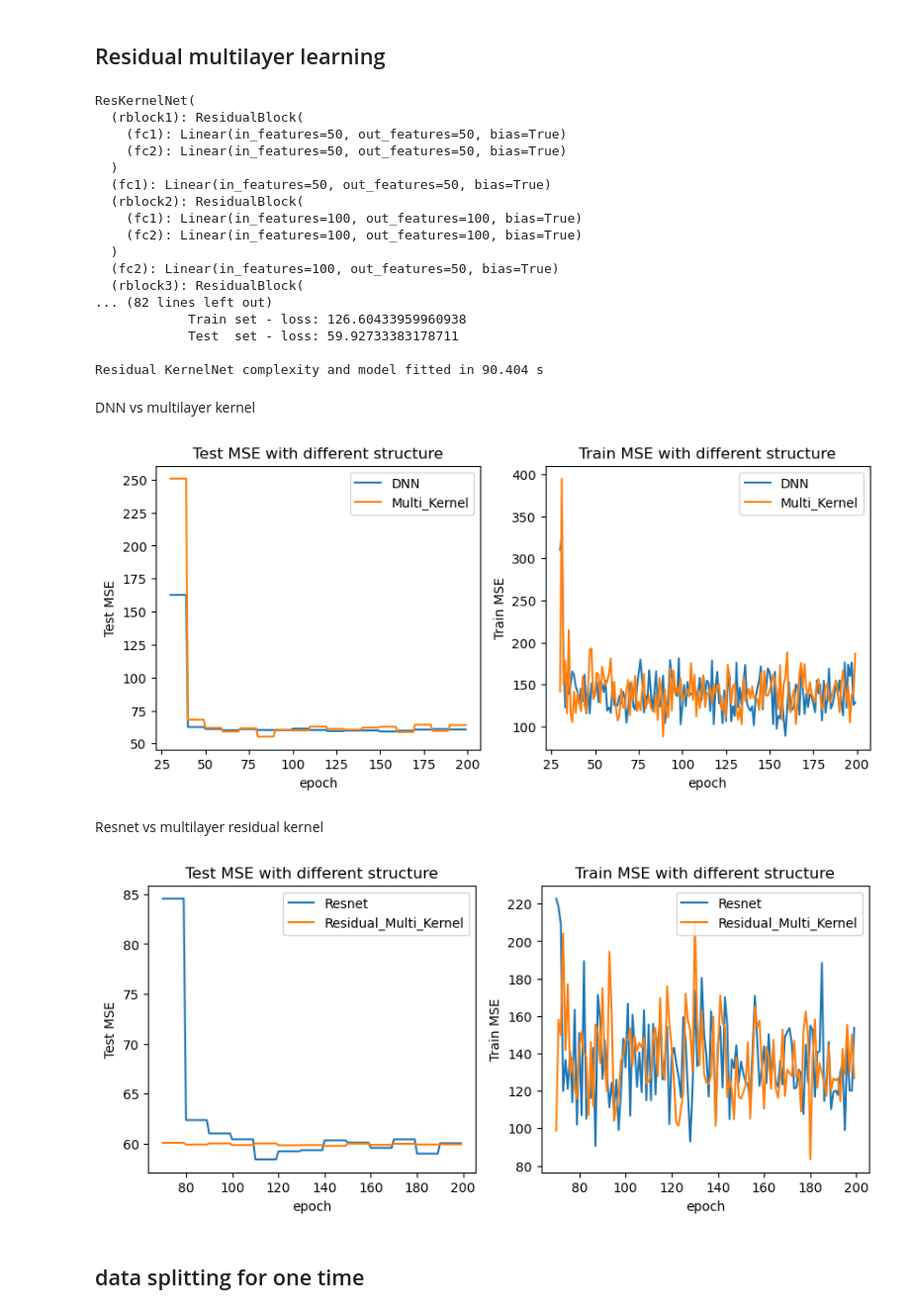
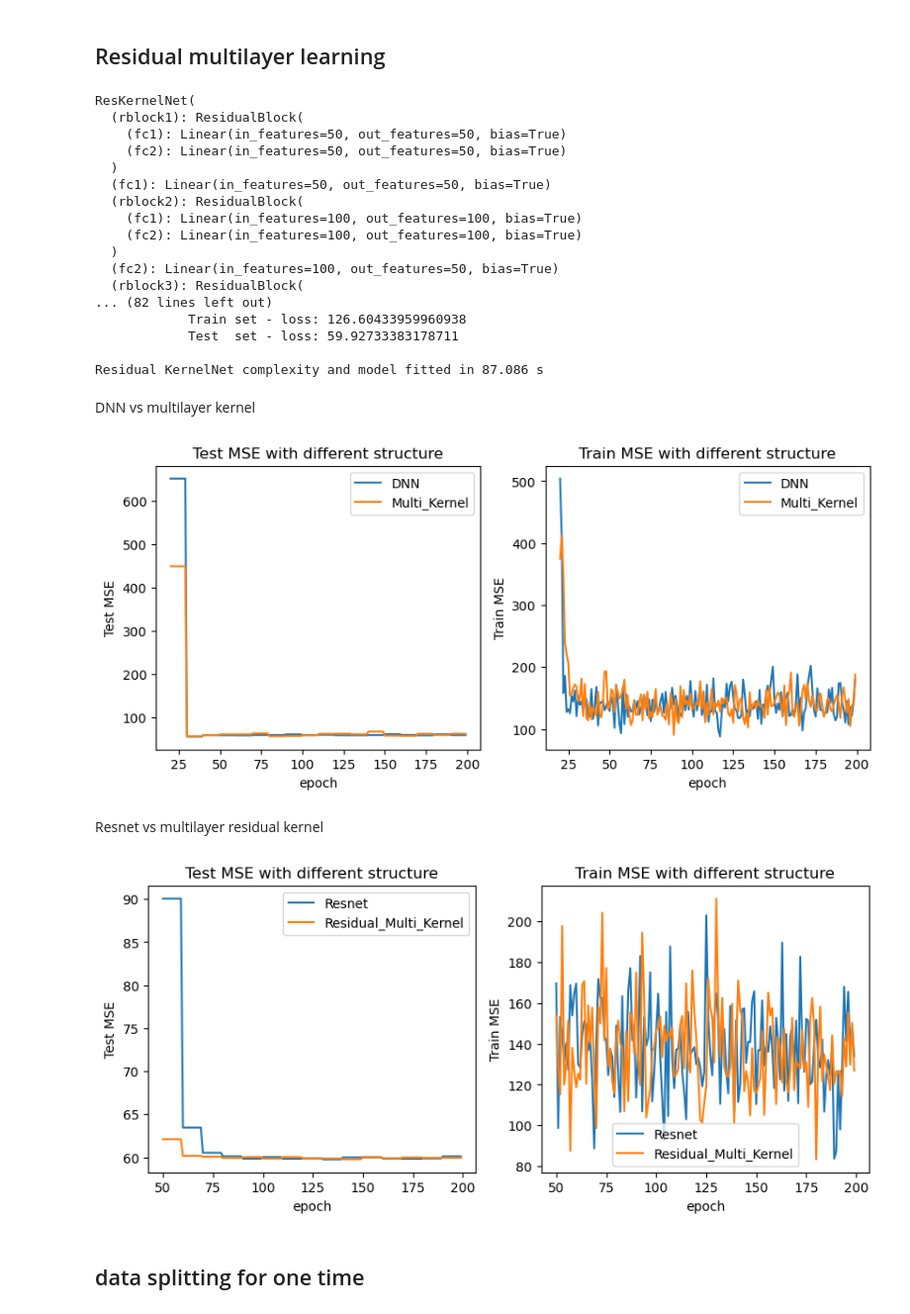
Before and after one commit to ZZZhyEva/Multi-layer-Kernel-Machine, a Jupyter notebook: Experiment-Random Feature Residual Learning.ipynb, the cells around one changed output. Shown at 99% size. Drawn from its saved outputs; the diff is of its cells as text; code cells hidden in the pictures.

```diff
--- a/Experiment-Random Feature Residual Learning.ipynb
+++ b/Experiment-Random Feature Residual Learning.ipynb
@@ -175,13 +176,13 @@ class ResidualBlock(nn.Module):
 class ResNet(nn.Module):
     def __init__(self):
         super(ResNet, self).__init__()
-        self.fc1 = nn.Linear(90,200)
-        self.rblock1 = ResidualBlock(200)
-        self.fc2 = nn.Linear(200,50)
-        self.rblock2 = ResidualBlock(50)
-        self.fc3 = nn.Linear(50,10)
-        self.rblock3 = ResidualBlock(10)
-        self.fc4 = nn.Linear(10,1)
+        self.fc1 = nn.Linear(90,50)
+        self.rblock1 = ResidualBlock(50)
+        self.fc2 = nn.Linear(50,100)
+        self.rblock2 = ResidualBlock(100)
+        self.fc3 = nn.Linear(100,200)
+        self.rblock3 = ResidualBlock(200)
+        self.fc4 = nn.Linear(200,1)
 
     def forward(self, x):
         x = F.relu(self.fc1(x))
@@ -196,7 +197,7 @@ def init_weights(m):
     if type(m) == nn.Conv2d:
         torch.nn.init.normal_(m.weight,mean=0,std=0.5)
     if type(m) == nn.Linear:
-        torch.nn.init.uniform_(m.weight,a=0,b=0)
+        torch.nn.init.uniform_(m.weight,a=0,b=0.1)
         m.bias.data.fill_(0.01)
 
 device = torch.device("cuda:0" if torch.cuda.is_available() else "cpu")
@@ -206,7 +207,7 @@ torch.manual_seed(1)
 net.apply(init_weights)
 print(net)
 criterion=nn.MSELoss()
-optimizer=optim.SGD(net.parameters(),lr=0.01,momentum=0.9) #optim.Adam(...)
+optimizer=optim.SGD(net.parameters(),lr=0.001,momentum=0.9) #optim.Adam(...)
 res_trainloss=[]
 res_testloss=[]
 t0=time.time()
@@ -416,16 +528,3 @@ plt.legend(["train-0.05","test-0.05","train-0.15","test-0.15","train-0.5","test-
 plt.show()
 # %% [output]
 [figure]
-# %%
-t0=time.time()
-rff=RandomFourierFeature(90,m0,kernel='G',gamma=0.15)
-total_x=pd.concat([train_x,test_x])
-feature=rff.transform(total_x)
-train_xtransformed=feature[:700]
-test_xtransformed=feature[700:]
-
-model.fit(train_xtransformed, train_y)
-y_pretest=model.predict(test_xtransformed)
-y_pretrain=model.predict(train_xtransformed)
-t1=time.time()-t0
-print(mean_squared_error(train_y,y_pretrain),mean_squared_error(test_y,y_pretest),t1)
@@ -590,7 +687,7 @@ def init_weights(m):
     if type(m) == nn.Conv2d:
         torch.nn.init.normal_(m.weight,mean=0,std=0.5)
     if type(m) == nn.Linear:
-        torch.nn.init.uniform_(m.weight,a=0,b=0)
+        torch.nn.init.uniform_(m.weight,a=0,b=0.1)
         m.bias.data.fill_(0.01)
 
 device = torch.device("cuda:0" if torch.cuda.is_available() else "cpu")
@@ -652,51 +749,51 @@ ResKernelNet(
             Train set - loss: 126.60433959960938
             Test  set - loss: 59.92733383178711
 
-Residual KernelNet complexity and model fitted in 90.404 s
+Residual KernelNet complexity and model fitted in 87.086 s
 # %% [markdown]
 DNN vs multilayer kernel
 # %%
-a=np.linspace(30,199,170)
+a=np.linspace(20,199,180)
 epochset = [int(item) for item in a]
 fig, ax = plt.subplots(1, 2, figsize=(10, 4))
-ax[0].plot(epochset,dnn_testloss[30:])
-ax[0].plot(epochset,kernelnn_testloss[30:])
+ax[0].plot(epochset,dnn_testloss[20:])
+ax[0].plot(epochset,kernelnn_testloss[20:])
 ax[0].legend(["DNN","Multi_Kernel"])
 ax[0].set_xlabel("epoch")
 ax[0].set_ylabel("Test MSE")
 ax[0].set_title("Test MSE with different structure")
 
-ax[1].plot(epochset,dnn_trainloss[30:])
-ax[1].plot(epochset,kernelnn_trainloss[30:])
+ax[1].plot(epochset,dnn_trainloss[20:])
+ax[1].plot(epochset,kernelnn_trainloss[20:])
 ax[1].legend(["DNN","Multi_Kernel"])
 ax[1].set_xlabel("epoch")
 ax[1].set_ylabel("Train MSE")
 ax[1].set_title("Train MSE with different structure")
 plt.show()
 # %% [output]
-[figure, old version]
+[figure, new version]
 # %% [markdown]
 Resnet vs multilayer residual kernel
 # %%
-a=np.linspace(70,199,130)
+a=np.linspace(50,199,150)
 epochset = [int(item) for item in a]
 fig, ax = plt.subplots(1, 2, figsize=(10, 4))
-ax[0].plot(epochset,res_testloss[70:])
-ax[0].plot(epochset,reskernel_testloss[70:])
+ax[0].plot(epochset,res_testloss[50:])
+ax[0].plot(epochset,reskernel_testloss[50:])
 ax[0].legend(["Resnet","Residual_Multi_Kernel"])
 ax[0].set_xlabel("epoch")
 ax[0].set_ylabel("Test MSE")
 ax[0].set_title("Test MSE with different structure")
 
-ax[1].plot(epochset,res_trainloss[70:])
-ax[1].plot(epochset,reskernel_trainloss[70:])
+ax[1].plot(epochset,res_trainloss[50:])
+ax[1].plot(epochset,reskernel_trainloss[50:])
 ax[1].legend(["Resnet","Residual_Multi_Kernel"])
 ax[1].set_xlabel("epoch")
 ax[1].set_ylabel("Train MSE")
 ax[1].set_title("Train MSE with different structure")
 plt.show()
 # %% [output]
-[figure, old version]
+[figure, new version]
 # %% [markdown]
 ## data splitting for one time
 # %%
```
Also changed, not shown: parts of 17 cells of this notebook.
